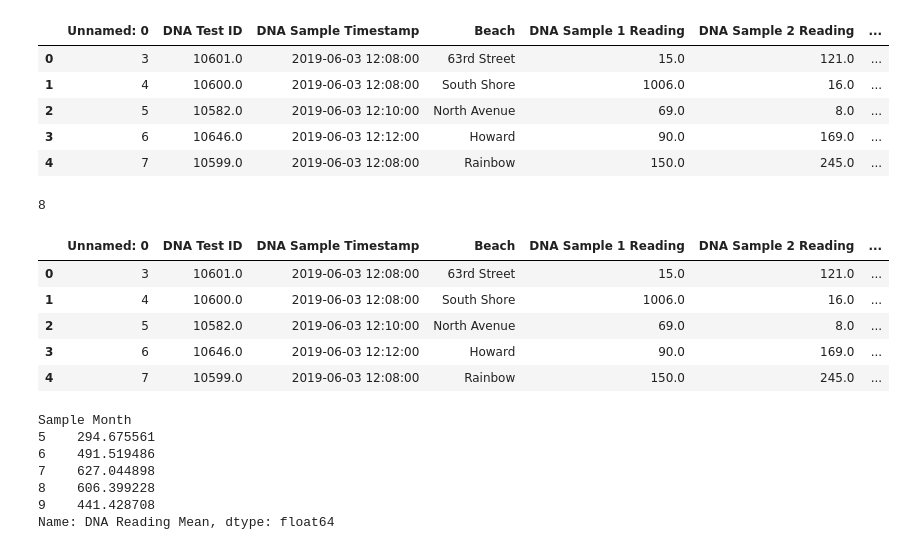
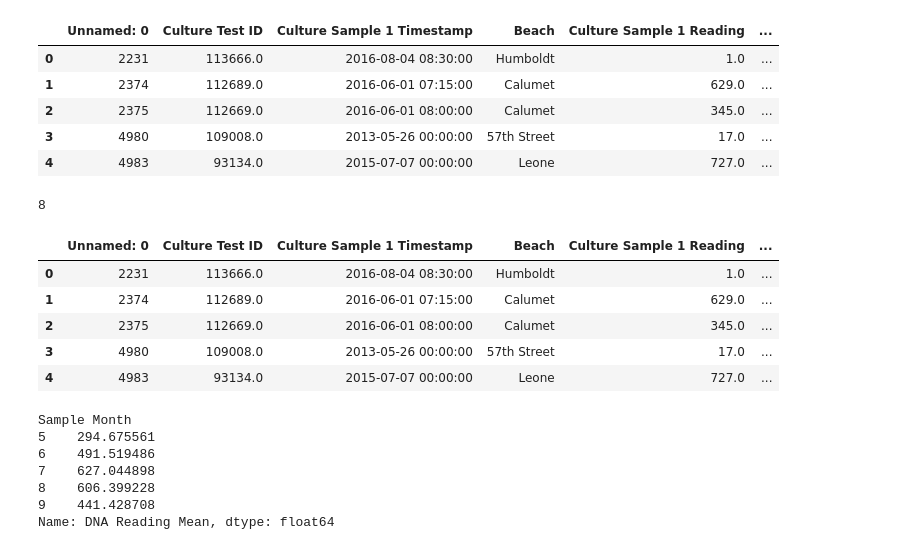
Before and after one commit to ander1908/Bootcamp_Project1, a Jupyter notebook: Leah_worst_month.ipynb, the cells around one changed output. Saved outputs shown, nothing was run; the diff lists cells and outputs as text; code cells hidden in the pictures.

```diff
--- a/Leah_worst_month.ipynb
+++ b/Leah_worst_month.ipynb
@@ -4,15 +4,16 @@ import datetime
 import matplotlib.pyplot as plt
 # %%
 dna_data = pd.read_csv("Cleaned_Date_DNA_Data.csv")
+culture_data = pd.read_csv("Cleaned_Date_culture_Data.csv")
 # %%
-dna_data.head()
+culture_data.head()
 # %% [output]
-|  | Unnamed: 0 | DNA Test ID | DNA Sample Timestamp | Beach | DNA Sample 1 Reading | DNA Sample 2 Reading | ... |
-| 0 | 3 | 10601.0 | 2019-06-03 12:08:00 | 63rd Street | 15.0 | 121.0 | ... |
-| 1 | 4 | 10600.0 | 2019-06-03 12:08:00 | South Shore | 1006.0 | 16.0 | ... |
-| 2 | 5 | 10582.0 | 2019-06-03 12:10:00 | North Avenue | 69.0 | 8.0 | ... |
-| 3 | 6 | 10646.0 | 2019-06-03 12:12:00 | Howard | 90.0 | 169.0 | ... |
-| 4 | 7 | 10599.0 | 2019-06-03 12:08:00 | Rainbow | 150.0 | 245.0 | ... |
+|  | Unnamed: 0 | Culture Test ID | Culture Sample 1 Timestamp | Beach | Culture Sample 1 Reading | ... |
+| 0 | 2231 | 113666.0 | 2016-08-04 08:30:00 | Humboldt | 1.0 | ... |
+| 1 | 2374 | 112689.0 | 2016-06-01 07:15:00 | Calumet | 629.0 | ... |
+| 2 | 2375 | 112669.0 | 2016-06-01 08:00:00 | Calumet | 345.0 | ... |
+| 3 | 4980 | 109008.0 | 2013-05-26 00:00:00 | 57th Street | 17.0 | ... |
+| 4 | 4983 | 93134.0 | 2015-07-07 00:00:00 | Leone | 727.0 | ... |
 # %%
 test = "2016-08-04"
 
@@ -36,11 +47,11 @@ for index, row in dna_data.iterrows():
 # %%
-dna_data.head()
+culture_data.head()
 # %% [output]
-|  | Unnamed: 0 | DNA Test ID | DNA Sample Timestamp | Beach | DNA Sample 1 Reading | DNA Sample 2 Reading | ... |
-| 0 | 3 | 10601.0 | 2019-06-03 12:08:00 | 63rd Street | 15.0 | 121.0 | ... |
-| 1 | 4 | 10600.0 | 2019-06-03 12:08:00 | South Shore | 1006.0 | 16.0 | ... |
-| 2 | 5 | 10582.0 | 2019-06-03 12:10:00 | North Avenue | 69.0 | 8.0 | ... |
-| 3 | 6 | 10646.0 | 2019-06-03 12:12:00 | Howard | 90.0 | 169.0 | ... |
-| 4 | 7 | 10599.0 | 2019-06-03 12:08:00 | Rainbow | 150.0 | 245.0 | ... |
+|  | Unnamed: 0 | Culture Test ID | Culture Sample 1 Timestamp | Beach | Culture Sample 1 Reading | ... |
+| 0 | 2231 | 113666.0 | 2016-08-04 08:30:00 | Humboldt | 1.0 | ... |
+| 1 | 2374 | 112689.0 | 2016-06-01 07:15:00 | Calumet | 629.0 | ... |
+| 2 | 2375 | 112669.0 | 2016-06-01 08:00:00 | Calumet | 345.0 | ... |
+| 3 | 4980 | 109008.0 | 2013-05-26 00:00:00 | 57th Street | 17.0 | ... |
+| 4 | 4983 | 93134.0 | 2015-07-07 00:00:00 | Leone | 727.0 | ... |
 # %%
 dna_by_month = dna_data.groupby("Sample Month")
```
Also changed, not shown: parts of 25 cells of this notebook, 2 other files.
